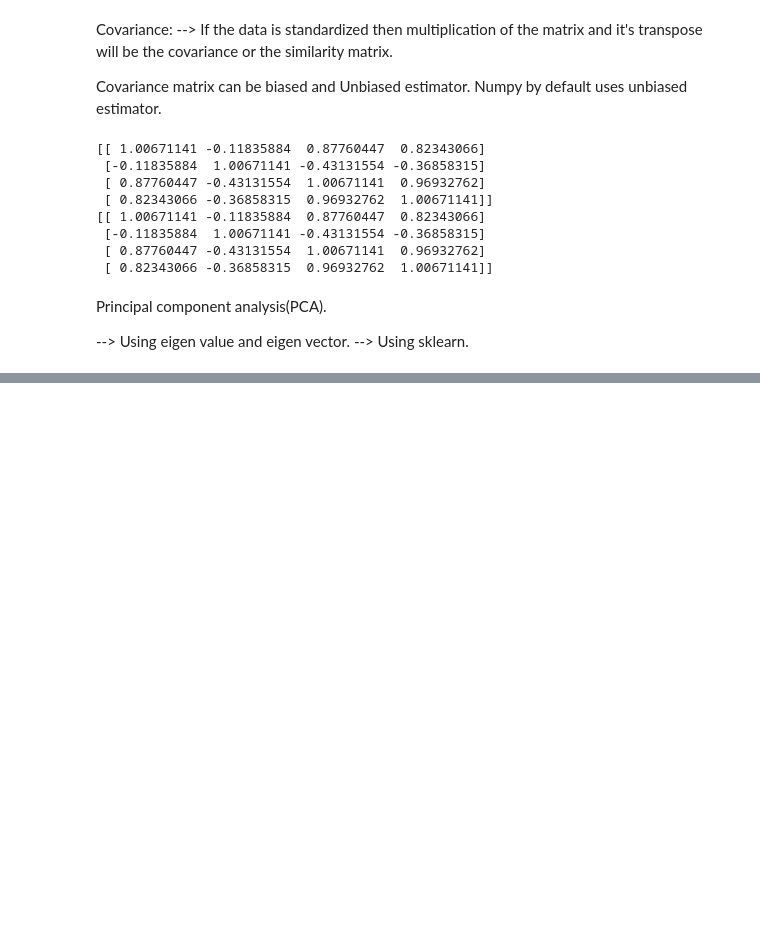
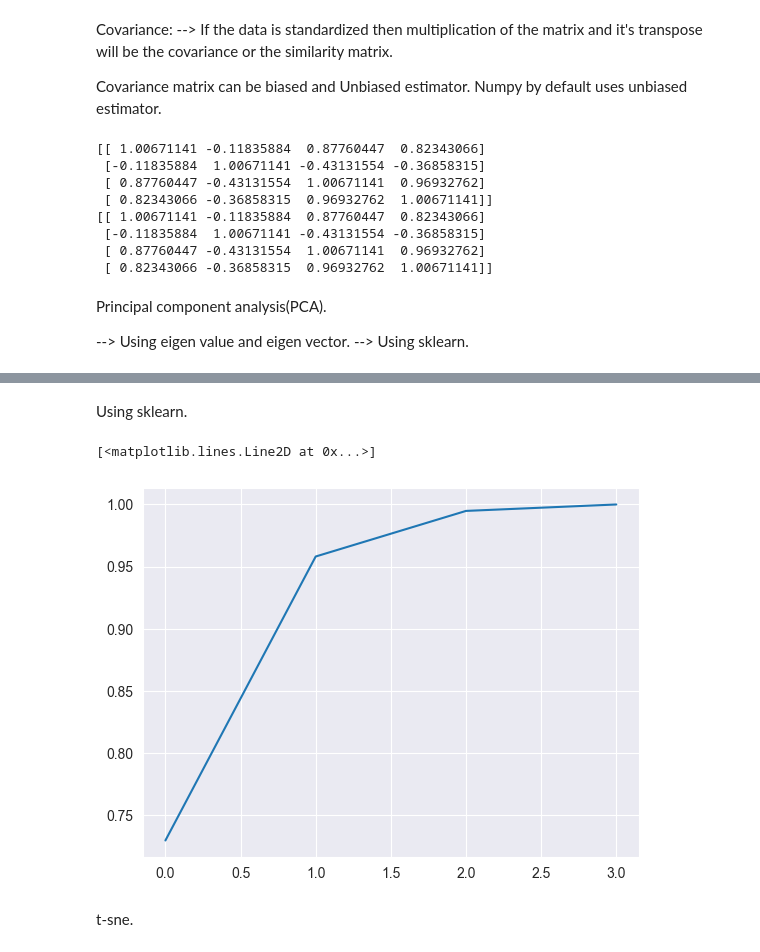
Before and after one commit to Arjun1425/MachineLearning, a Jupyter notebook: Dimensionality Reduction.ipynb, the cells around one changed output, grey strips where cells are left out. Drawn from its saved outputs; the diff is of its cells as text; code cells hidden in the pictures; blank space fills up the shorter version.

```diff
--- a/Dimensionality Reduction.ipynb
+++ b/Dimensionality Reduction.ipynb
@@ -97,0 +126,14 @@ sns.scatterplot(x=PC1, y=PC2, hue=labels)
+# %% [markdown]
+Using sklearn.
+# %%
+pca = PCA(n_components=4)                                              # You can set n_components to 0.99 to save 99% of your variance while eliminating the dimensions.
+reduced_data = pca.fit_transform(scaler)
+explained_variance = pca.explained_variance_
+explained_variance_ratio = pca.explained_variance_ratio_
+explained_variance_cumsum = np.cumsum(explained_variance_ratio)
+plt.plot(explained_variance_cumsum)                                    # In the plot we can see, we want only 3 dimensions to save 100% variance.
+# %% [output]
+[<matplotlib.lines.Line2D at 0x...>]
+[figure, added]
+# %% [markdown]
+t-sne.
```
Also changed, not shown: parts of 5 cells of this notebook.
